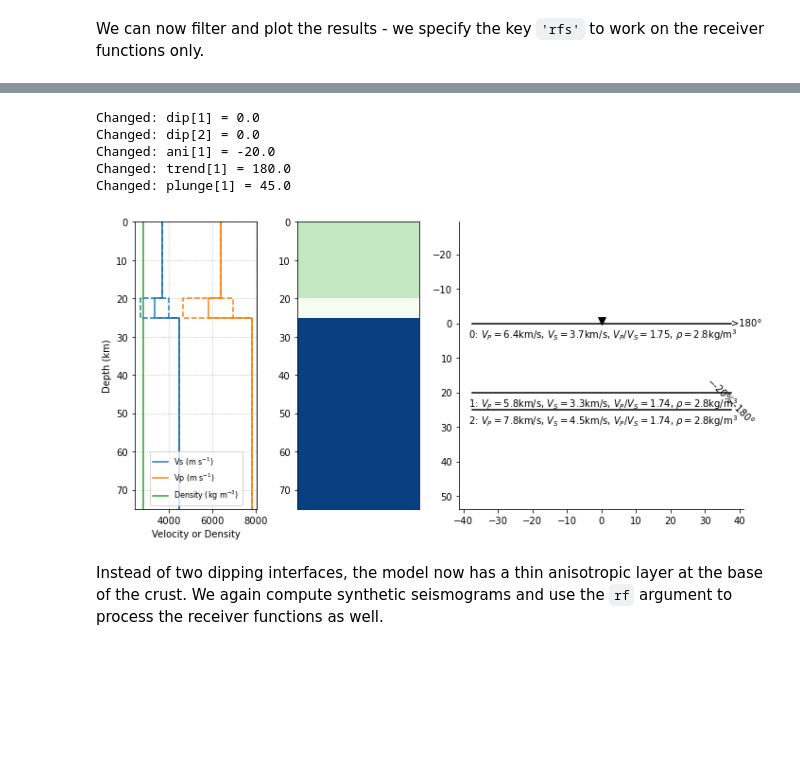
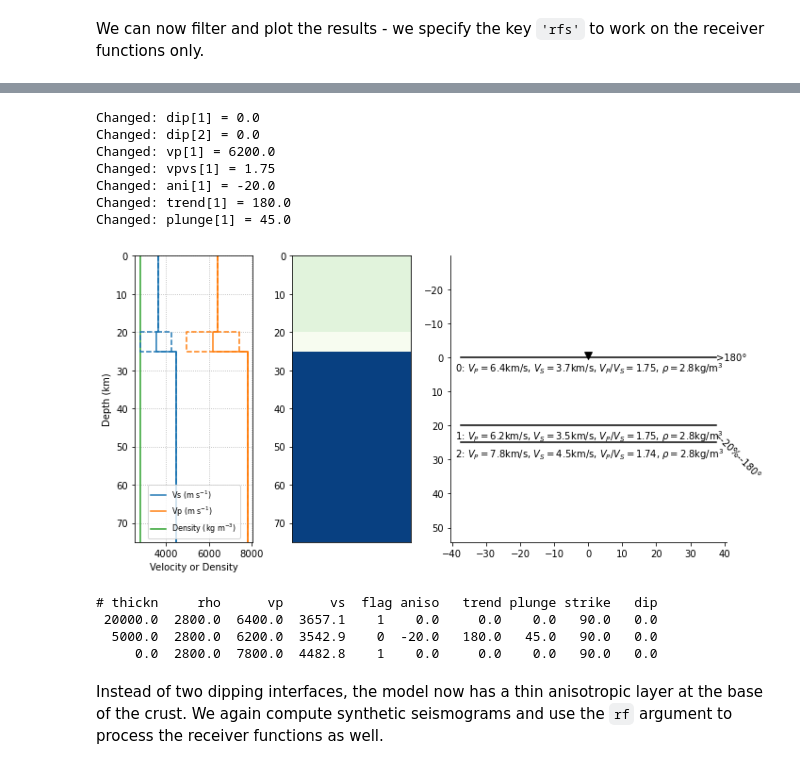
Before and after one commit to paudetseis/PyRaysum, a Jupyter notebook: pyraysum/examples/notebooks/2_reproduce_Porter-2011.ipynb, the cells around one changed output, grey strips where cells are left out. Cells and saved outputs as stored; diff of their text form; code cells hidden in the pictures; blank space fills up the shorter version.

```diff
--- a/pyraysum/examples/notebooks/2_reproduce_Porter-2011.ipynb
+++ b/pyraysum/examples/notebooks/2_reproduce_Porter-2011.ipynb
@@ -66,13 +75,20 @@ Now let's reproduce the second case with the anisotropic lower crustal layer. He
 # %%
-model.change('d1=0; d2=0; a1=-20; tr1=180; pl1=45;')
+model.change('d1=0; d2=0; vp1=6.2; pss1=1.75; a1=-20; tr1=180; pl1=45;')
 model.plot()
+print(model)
 # %% [output]
 Changed: dip[1] = 0.0
 Changed: dip[2] = 0.0
+Changed: vp[1] = 6200.0
+Changed: vpvs[1] = 1.75
 Changed: ani[1] = -20.0
 Changed: trend[1] = 180.0
 Changed: plunge[1] = 45.0
-[figure, old version]
+[figure, new version]
+# thickn     rho      vp      vs  flag aniso   trend plunge strike   dip
+ 20000.0  2800.0  6400.0  3657.1    1    0.0     0.0    0.0   90.0   0.0
+  5000.0  2800.0  6200.0  3542.9    0  -20.0   180.0   45.0   90.0   0.0
+     0.0  2800.0  7800.0  4482.8    1    0.0     0.0    0.0   90.0   0.0
 # %% [markdown]
 Instead of two dipping interfaces, the model now has a thin anisotropic layer at the base of the crust. We again compute synthetic seismograms and use the `rf` argument to process the receiver functions as well.
 # %%
```
Also changed, not shown: parts of 25 cells of this notebook, 27 other files.
